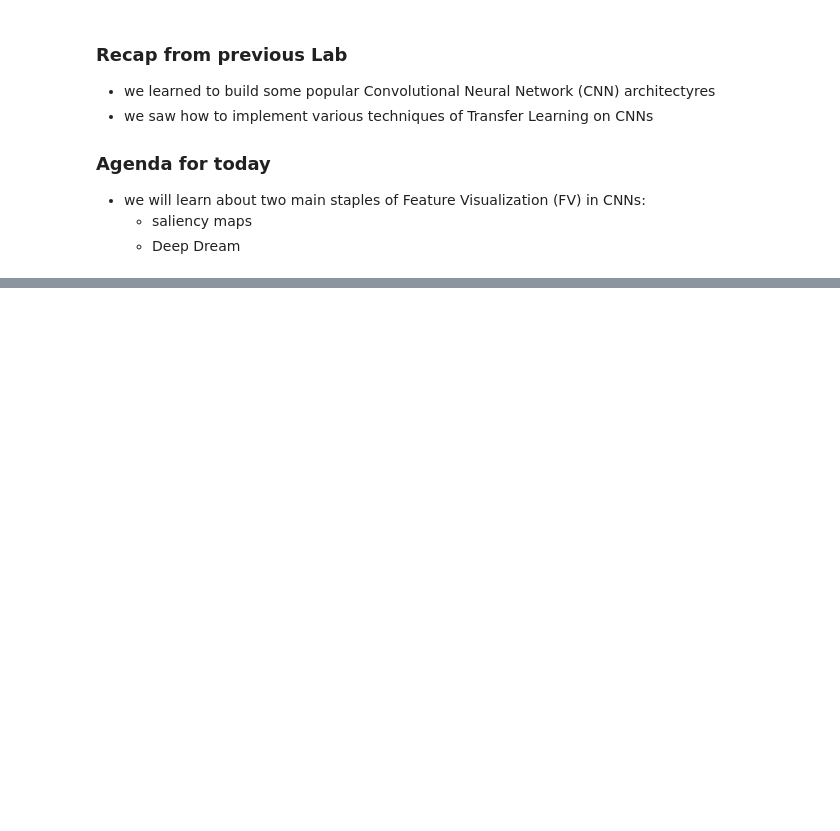
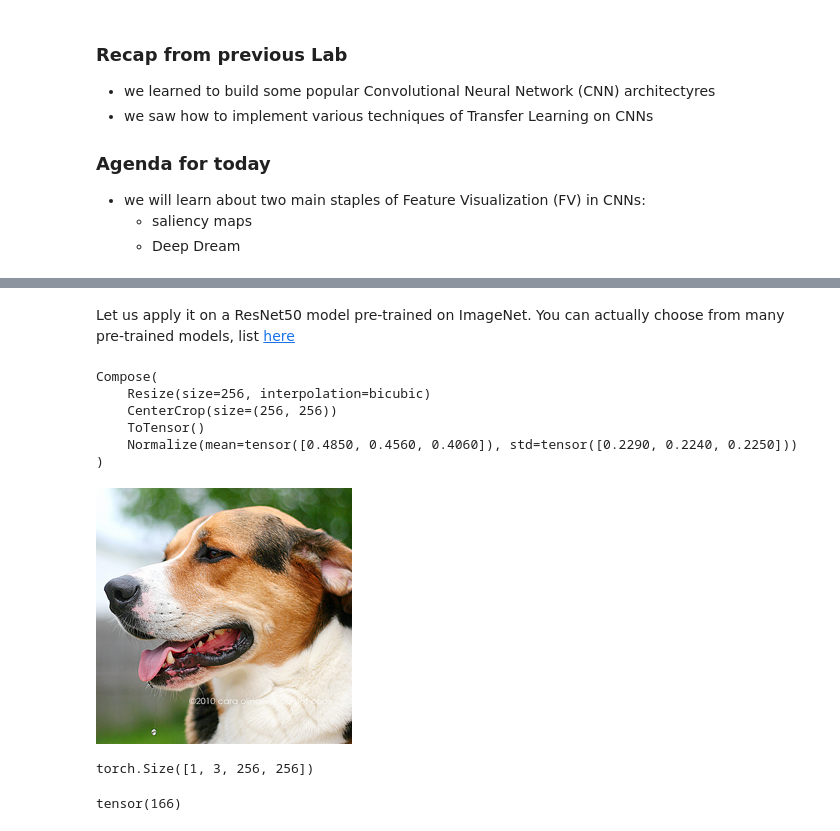
Before and after one commit to ansuini/DSSC_DL_2021, a Jupyter notebook: labs/08-feature-viz.ipynb, the cells around one changed output, grey strips where cells are left out. Saved outputs shown, nothing was run; the diff lists cells and outputs as text; code cells hidden in the pictures; blank space fills up the shorter version.

```diff
--- a/labs/08-feature-viz.ipynb
+++ b/labs/08-feature-viz.ipynb
@@ -53,0 +105,46 @@ $M_{ij}^{(+)} = \max\{M_{ij}, 0\};~~M_{ij}^{(-)} = - \min\{M_{ij}, 0\}$
+# %% [markdown]
+Let us apply it on a ResNet50 model pre-trained on ImageNet. You can actually choose from many pre-trained models, list [here](https://huggingface.co/glasses)
+# %%
+net = timm.create_model("resnet152d", pretrained=True)
+config = timm.data.resolve_data_config({}, model=net)
+transform = timm.data.transforms_factory.create_transform(**config)
+# %%
+transform
+# %% [output]
+Compose(
+    Resize(size=256, interpolation=bicubic)
+    CenterCrop(size=(256, 256))
+    ToTensor()
+    Normalize(mean=tensor([0.4850, 0.4560, 0.4060]), std=tensor([0.2290, 0.2240, 0.2250]))
+)
+# %%
+def tensor2img(transform, img):
+    if len(img.shape) == 4:
+        out = img[0].permute(1,2,0)
+    else:
+        out = img.permute(1,2,0)
+    out.requires_grad = False
+    out *= transform.transforms[-1].std
+    out += transform.transforms[-1].mean
+    out[out>1] = 1
+    out[out<0] = 0
+    out *= 255
+    out = out.numpy().astype("uint8")
+    return Image.fromarray(out)
+# %%
+img_raw = Image.open("img/ImageNet/ILSVRC2012_img_val/ILSVRC2012_val_00000028.JPEG")
+img = transform(img_raw)
+# %%
+img_cropped = tensor2img(transform, img)
+img_cropped
+# %% [output]
+[figure, added]
+# %%
+img = img.unsqueeze(0)
+img.shape
+# %% [output]
+torch.Size([1, 3, 256, 256])
+# %%
+net(img).argmax()
+# %% [output]
+tensor(166)
```
Also changed, not shown: parts of 58 cells of this notebook, 4 other files.
